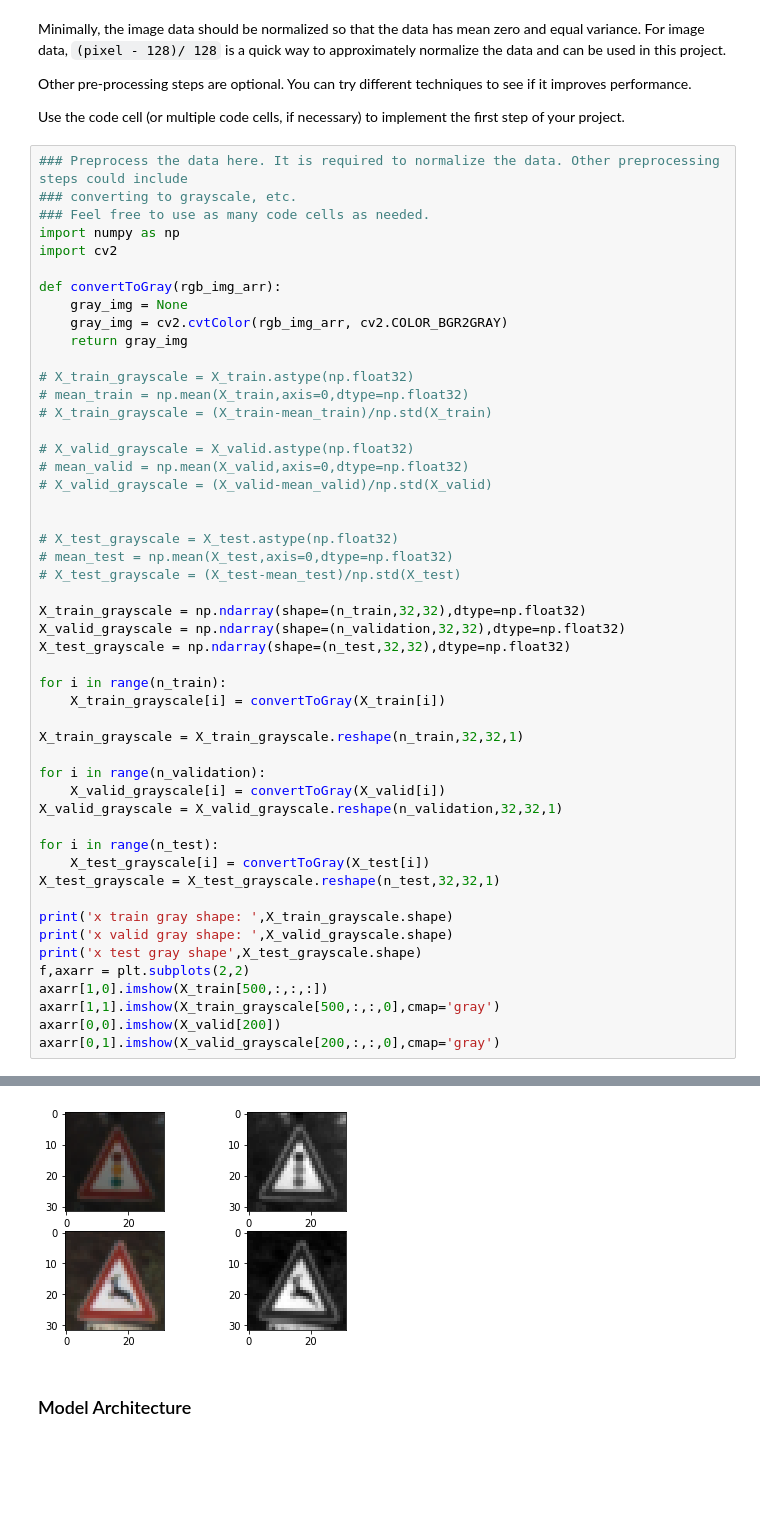
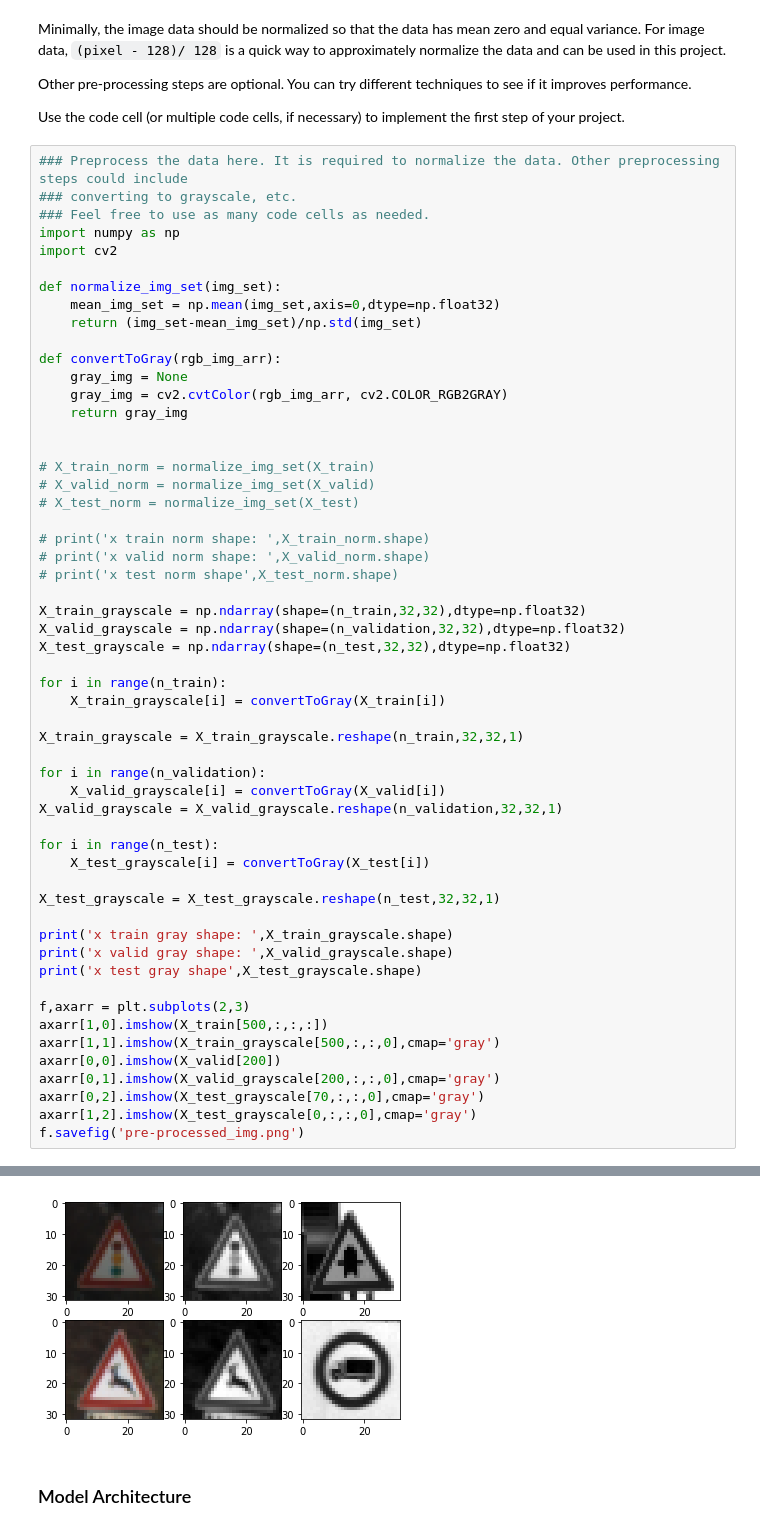
Before and after one commit to aloksh85/CarND-Traffic-Sign-Classifier-Project, a Jupyter notebook: Traffic_Sign_Classifier.ipynb, the cells around one changed output, grey strips where cells are left out. Drawn from its saved outputs; the diff is of its cells as text; blank space fills up the shorter version.

```diff
--- a/Traffic_Sign_Classifier.ipynb
+++ b/Traffic_Sign_Classifier.ipynb
@@ -157,23 +159,23 @@ Use the code cell (or multiple code cells, if necessary) to implement the first
 import numpy as np
 import cv2
 
+def normalize_img_set(img_set):
+    mean_img_set = np.mean(img_set,axis=0,dtype=np.float32)
+    return (img_set-mean_img_set)/np.std(img_set)
+
 def convertToGray(rgb_img_arr):
     gray_img = None
-    gray_img = cv2.cvtColor(rgb_img_arr, cv2.COLOR_BGR2GRAY)
+    gray_img = cv2.cvtColor(rgb_img_arr, cv2.COLOR_RGB2GRAY)
     return gray_img
 
-# X_train_grayscale = X_train.astype(np.float32)
-# mean_train = np.mean(X_train,axis=0,dtype=np.float32)
-# X_train_grayscale = (X_train-mean_train)/np.std(X_train)
 
-# X_valid_grayscale = X_valid.astype(np.float32)
-# mean_valid = np.mean(X_valid,axis=0,dtype=np.float32)
-# X_valid_grayscale = (X_valid-mean_valid)/np.std(X_valid)
+# X_train_norm = normalize_img_set(X_train)
+# X_valid_norm = normalize_img_set(X_valid)
+# X_test_norm = normalize_img_set(X_test)
 
-
-# X_test_grayscale = X_test.astype(np.float32)
-# mean_test = np.mean(X_test,axis=0,dtype=np.float32)
-# X_test_grayscale = (X_test-mean_test)/np.std(X_test)
+# print('x train norm shape: ',X_train_norm.shape)
+# print('x valid norm shape: ',X_valid_norm.shape)
+# print('x test norm shape',X_test_norm.shape)
 
 X_train_grayscale = np.ndarray(shape=(n_train,32,32),dtype=np.float32)
 X_valid_grayscale = np.ndarray(shape=(n_validation,32,32),dtype=np.float32)
@@ -190,16 +192,21 @@ X_valid_grayscale = X_valid_grayscale.reshape(n_validation,32,32,1)
 
 for i in range(n_test):
     X_test_grayscale[i] = convertToGray(X_test[i])
+
 X_test_grayscale = X_test_grayscale.reshape(n_test,32,32,1)
 
 print('x train gray shape: ',X_train_grayscale.shape)
 print('x valid gray shape: ',X_valid_grayscale.shape)
 print('x test gray shape',X_test_grayscale.shape)
-f,axarr = plt.subplots(2,2)
+
+f,axarr = plt.subplots(2,3)
 axarr[1,0].imshow(X_train[500,:,:,:])
 axarr[1,1].imshow(X_train_grayscale[500,:,:,0],cmap='gray')
 axarr[0,0].imshow(X_valid[200])
 axarr[0,1].imshow(X_valid_grayscale[200,:,:,0],cmap='gray')
+axarr[0,2].imshow(X_test_grayscale[70,:,:,0],cmap='gray')
+axarr[1,2].imshow(X_test_grayscale[0,:,:,0],cmap='gray')
+f.savefig('pre-processed_img.png')
 # %% [output]
 x train gray shape:  (34799, 32, 32, 1)
 x valid gray shape:  (4410, 32, 32, 1)
@@ -208,4 +214,4 @@ x test gray shape (12630, 32, 32, 1)
-[figure, old version]
+[figure, new version]
 # %% [markdown]
 ### Model Architecture
 # %%
```
Also changed, not shown: parts of 18 cells of this notebook, 33 other files.
